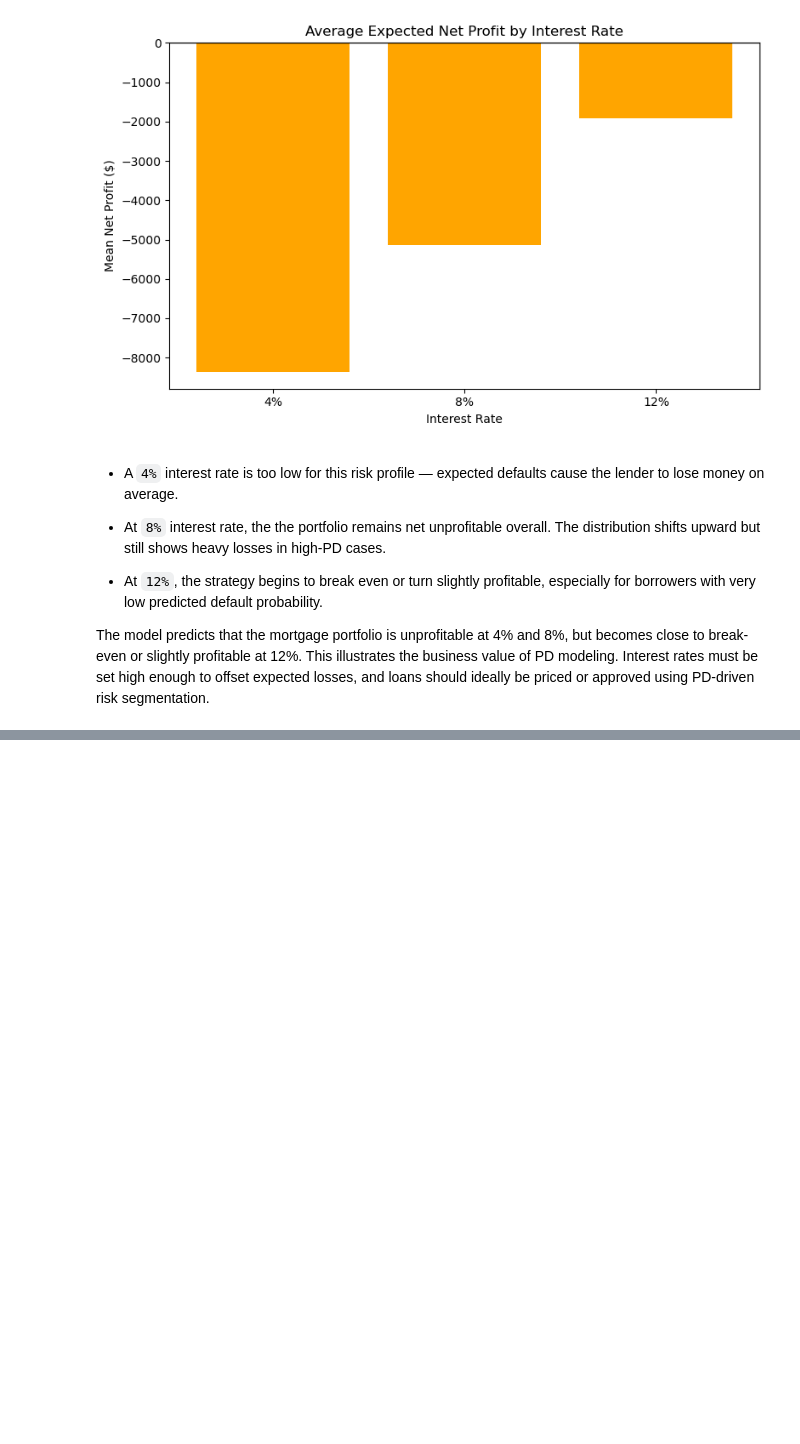
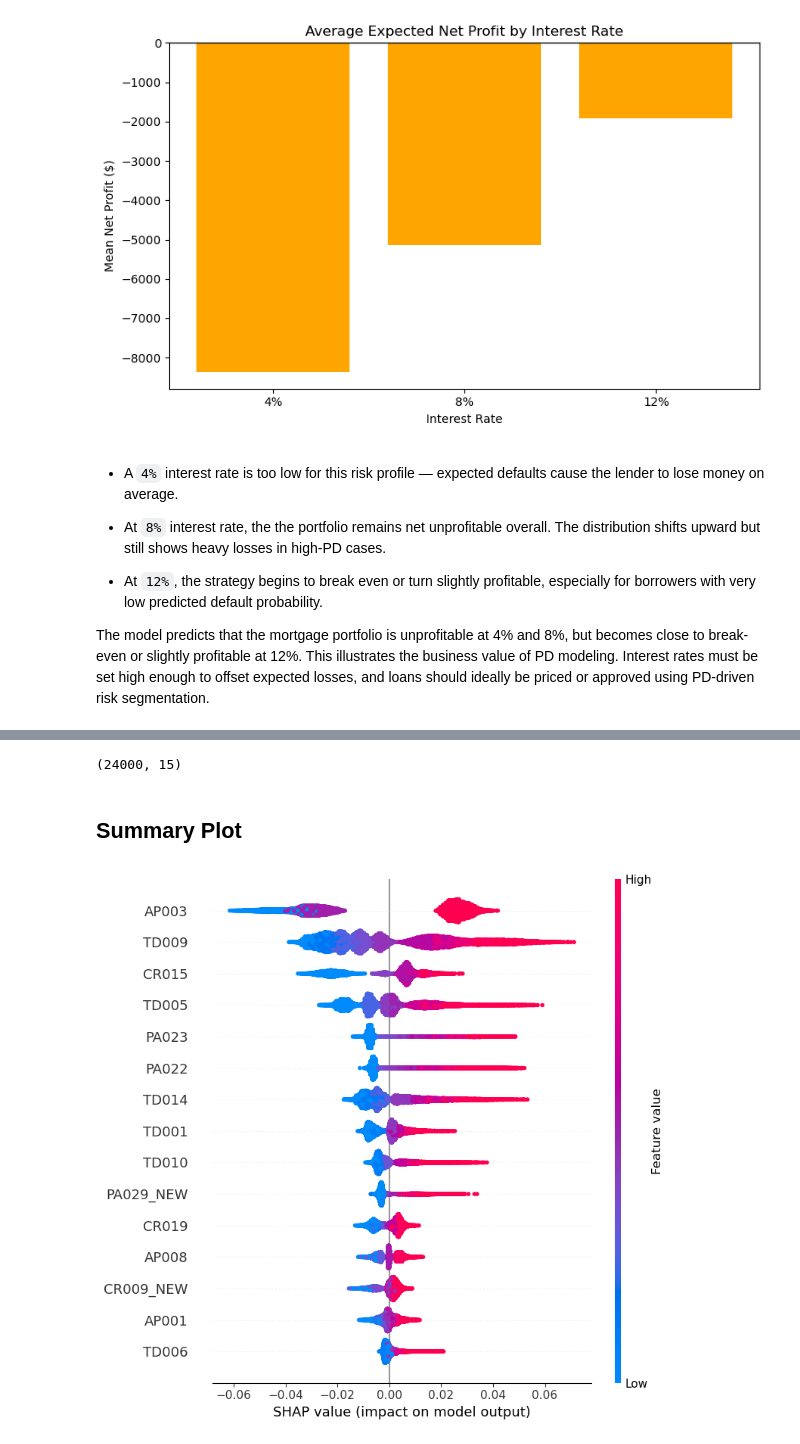
Before and after one commit to HiMyNameIsBoxxy/mortage-default-prediction, a Jupyter notebook: mortgage-default-prediction.ipynb, the cells around one changed output, grey strips where cells are left out. Drawn from its saved outputs; the diff is of its cells as text; code cells hidden in the pictures; blank space fills up the shorter version.

Commit message:
SHAP addition

```diff
--- a/mortgage-default-prediction.ipynb
+++ b/mortgage-default-prediction.ipynb
@@ -1041,0 +1055,15 @@ The model predicts that the mortgage portfolio is unprofitable at 4% and 8%, but
+# %%
+from sklearn.ensemble import RandomForestClassifier
+
+rf_model = RandomForestClassifier(
+    n_estimators=200,
+    max_depth=8,
+    min_samples_leaf=50,
+    random_state=0
+)
+
+rf_model.fit(X_train_final, Y_train)
+
+# Predictions
+rf_pred_prob = rf_model.predict_proba(X_test_final)[:, 1]
+rf_pred_class = rf_model.predict(X_test_final)
@@ -1041,0 +1072,12 @@ The model predicts that the mortgage portfolio is unprofitable at 4% and 8%, but
+# %%
+import shap
+shap.initjs()
+
+explainer = shap.Explainer(rf_model, X_train_final)
+
+shap_values = explainer(X_test_final)
+
+# Convert shap.Explanation to array
+shap_vals = shap_values.values   # shape should be (n_samples, n_features)
+
+print("SHAP shape:", shap_vals.shape)
@@ -1041,0 +1087,11 @@ The model predicts that the mortgage portfolio is unprofitable at 4% and 8%, but
+# %%
+shap_vals = shap_values.values[:, :, 1]   # take class 1 (default)
+print(shap_vals.shape)
+# %% [output]
+(24000, 15)
+# %% [markdown]
+## Summary Plot <a name="8.3"></a>
+# %%
+shap.summary_plot(shap_vals, X_test_final, feature_names=X_test_final.columns)
+# %% [output]
+[figure, added]
```
Also changed, not shown: parts of 14 cells of this notebook.
